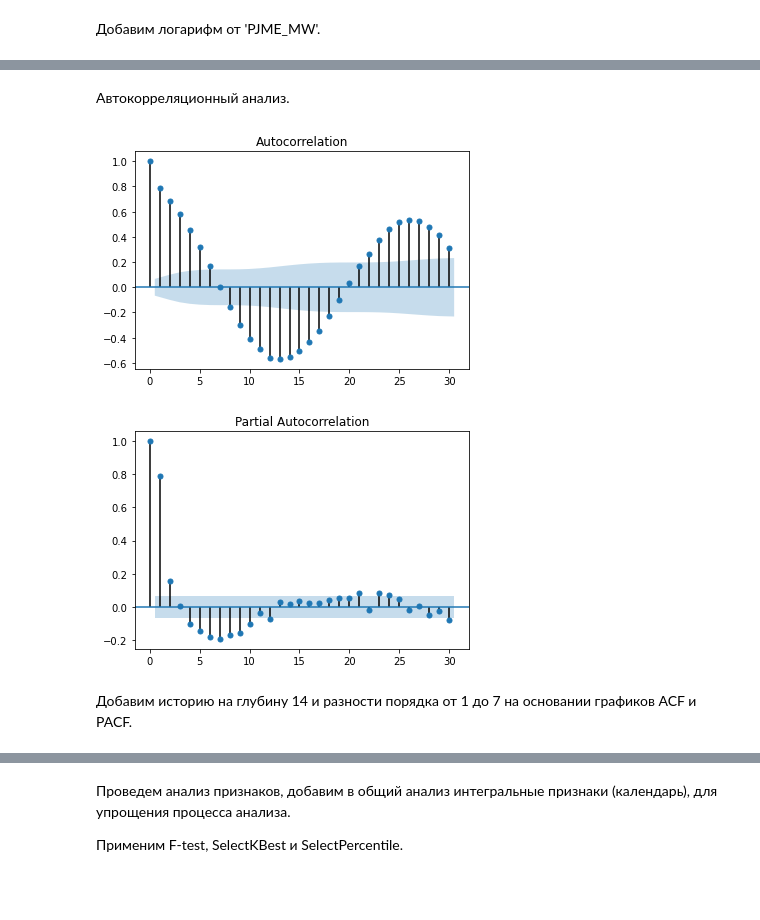
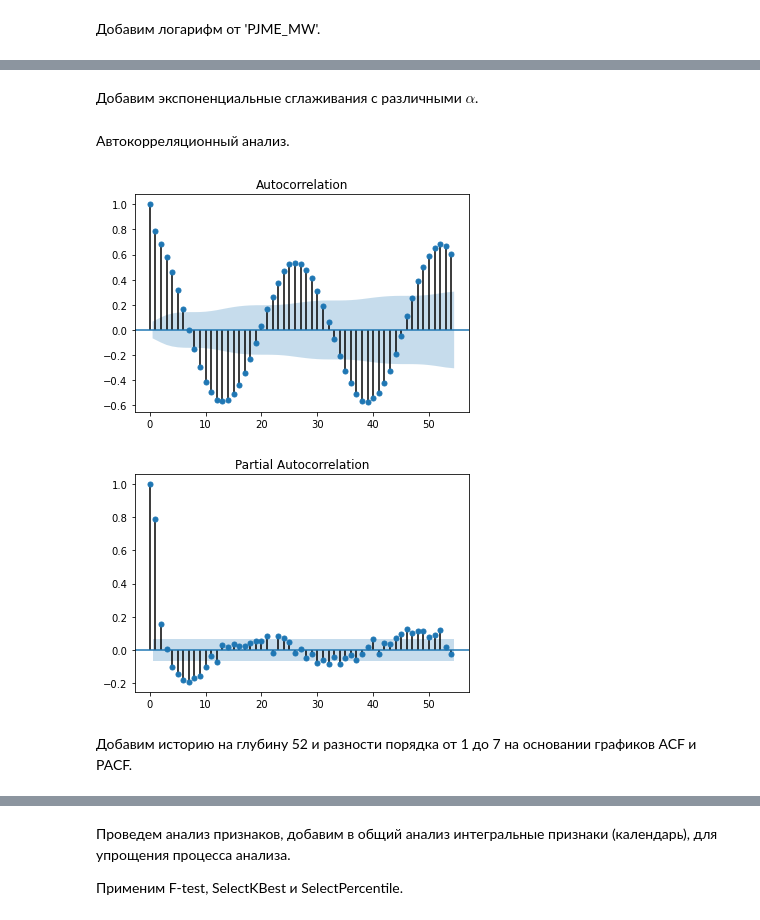
Before and after one commit to GruXsqK/ML_in_business, a Jupyter notebook: Lesson_4/Lesson_4.ipynb, the cells around one changed output, grey strips where cells are left out. Saved outputs shown, nothing was run; the diff lists cells and outputs as text; code cells hidden in the pictures; blank space fills up the shorter version.

```diff
--- a/Lesson_4/Lesson_4.ipynb
+++ b/Lesson_4/Lesson_4.ipynb
@@ -114,6 +114,9 @@ energy_w['log_mw'] = np.log(energy_w['PJME_MW'])
 # %%
 energy_w['roll_4'] = energy_w['PJME_MW'].rolling(window=4).mean()
 energy_w['roll_5'] = energy_w['PJME_MW'].rolling(window=5).mean()
+energy_w['roll_13'] = energy_w['PJME_MW'].rolling(window=13).mean()
+# %% [markdown]
+Добавим экспоненциальные сглаживания с различными $\alpha$.
 # %%
 def exponential_smoothing(series, alpha):
     result = [series[0]]
@@ -128,14 +131,14 @@ for a in range(1, 9):
 # %%
 from  statsmodels.graphics.tsaplots import plot_pacf, plot_acf
 # %%
-weeks = 30
+weeks = 54
 
 plot_acf(energy_w['PJME_MW'].values, lags=weeks)
 plot_pacf(energy_w['PJME_MW'].values, lags=weeks)
 plt.show()
 # %% [output]
-[figure, old version]
+[figure, new version]
-[figure, old version]
+[figure, new version]
 # %% [markdown]
-Добавим историю на глубину 14 и разности порядка от 1 до 7 на основании графиков ACF и PACF.
+Добавим историю на глубину 52 и разности порядка от 1 до 7 на основании графиков ACF и PACF.
 # %%
```
Also changed, not shown: parts of 33 cells of this notebook.
